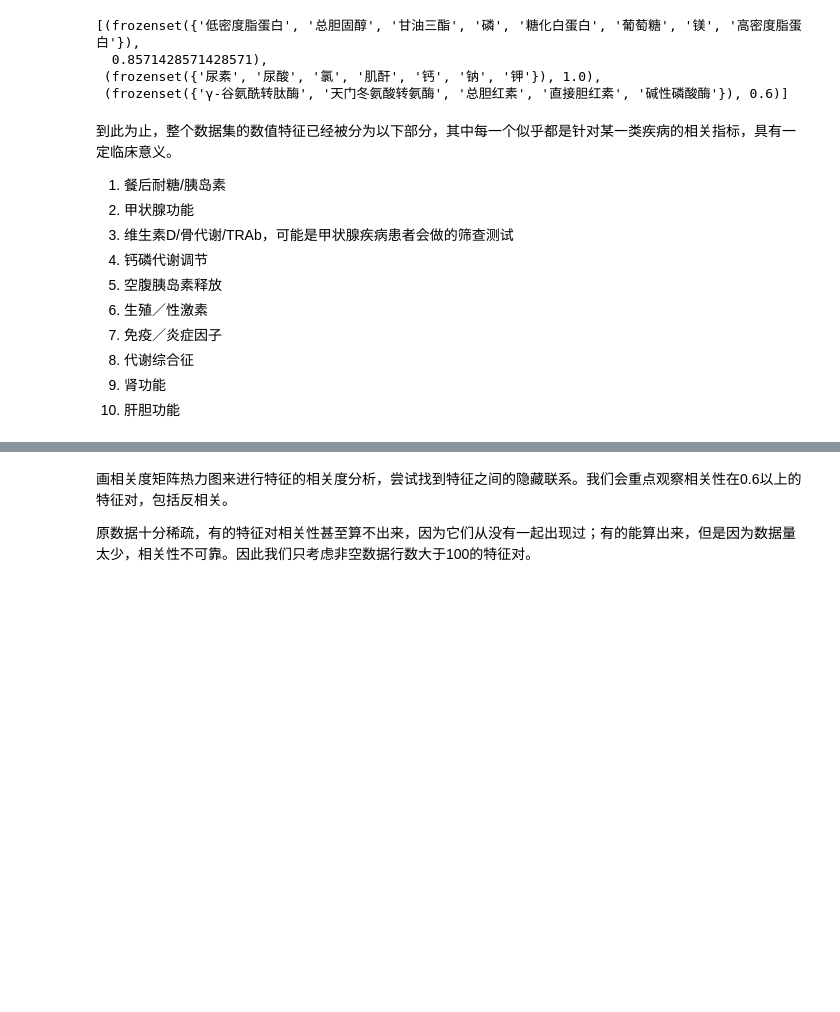
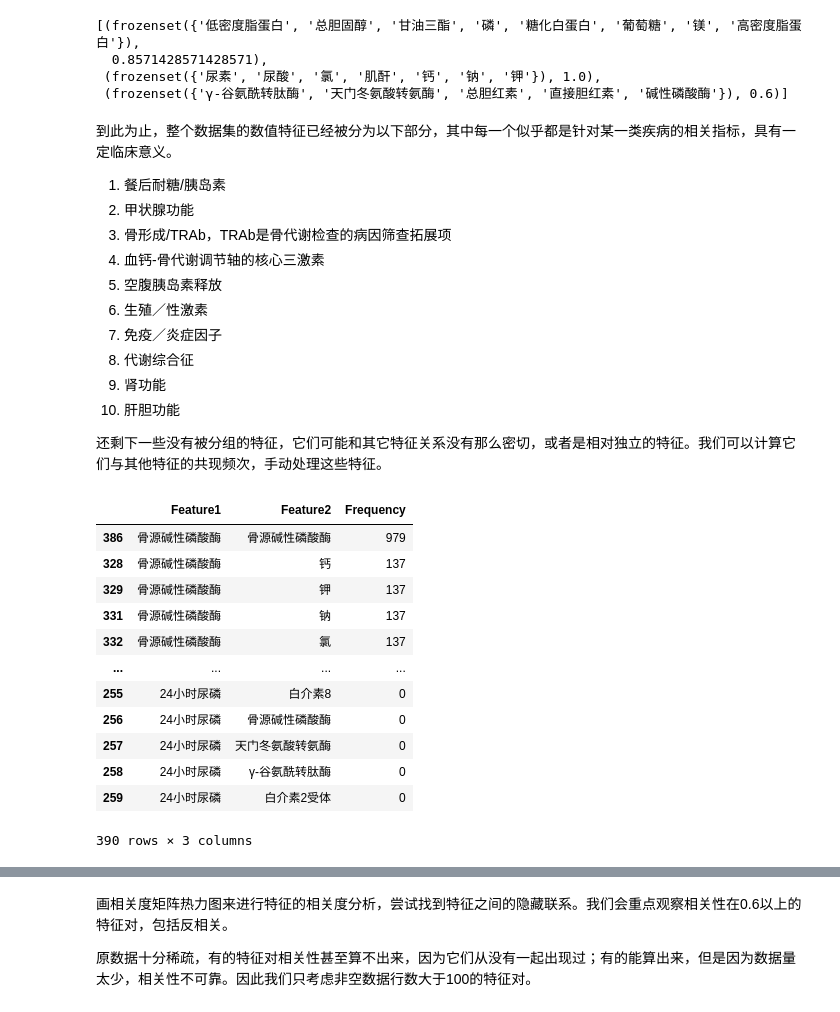
Before and after one commit to Cxy-UwU/Data-Analysis-and-Mining-Workshop, a Jupyter notebook: src/corr.ipynb, the cells around one changed output, grey strips where cells are left out. Cells and saved outputs as stored; diff of their text form; code cells hidden in the pictures; blank space fills up the shorter version.

```diff
--- a/src/corr.ipynb
+++ b/src/corr.ipynb
@@ -206,25 +207,68 @@ community_densities
 
 1. 餐后耐糖/胰岛素
 2. 甲状腺功能
-3. 维生素D/骨代谢/TRAb，可能是甲状腺疾病患者会做的筛查测试
-4. 钙磷代谢调节
+3. 骨形成/TRAb，TRAb是骨代谢检查的病因筛查拓展项
+4. 血钙-骨代谢调节轴的核心三激素
 5. 空腹胰岛素释放
 6. 生殖／性激素
 7. 免疫／炎症因子
 8. 代谢综合征
 9. 肾功能
 10. 肝胆功能
+
+还剩下一些没有被分组的特征，它们可能和其它特征关系没有那么密切，或者是相对独立的特征。我们可以计算它们与其他特征的共现频次，手动处理这些特征。
 # %%
 groups = [['C肽（餐后2小时）', '胰岛素（餐后2小时）', '葡萄糖(餐后2小时)'],
           ['促甲状腺素', '反三碘甲状腺原氨酸', '总三碘甲状腺原氨酸', '总四碘甲状腺原氨酸', '游离三碘甲状腺原氨酸',
            '游离甲状腺素', '甲状腺球蛋白', '甲状腺过氧化物酶抗体'],
-          ['25-羟基维生素D', 'β-胶原特殊序列', '促甲状腺素受体抗体', '总I型胶原氨基端延长肽', '骨钙素(N-MID)'],
-          ['甲状旁腺激素', '降钙素'],
+          ['β-胶原特殊序列', '促甲状腺素受体抗体', '总I型胶原氨基端延长肽', '骨钙素(N-MID)'],
+          ['25-羟基维生素D', '甲状旁腺激素', '降钙素'],
           ['C肽', '胰岛素'],
           ['促卵泡成熟素', '促黄体生成素', '叶酸', '孕酮', '泌乳素', '睾酮', '硫酸去氢表雄酮', '雌二醇'],
           ['干扰素γ', '白介素10', '白介素17A', '白介素1β', '白介素2', '白介素2受体', '白介素4', '白介素5', '白介素6',
            '白介素8', '肿瘤坏死因子α'],
           ['低密度脂蛋白', '总胆固醇', '甘油三酯', '磷', '糖化白蛋白', '葡萄糖', '镁', '高密度脂蛋白'],
           ['尿素', '尿酸', '氯', '肌酐', '钙', '钠', '钾'],
           ['γ-谷氨酰转肽酶', '天门冬氨酸转氨酶', '总胆红素', '直接胆红素', '碱性磷酸酶']]
+
+all_features = set(value_data.columns)
+
+grouped_features = set(feature for group in groups for feature in group)
+
+# 找出未涉及的特征
+ungrouped_features = all_features - grouped_features
+
+# 计算每个 ungrouped_feature 与其他特征的共同出现频次
+ungrouped_feature_co_occurrence = {}
+
+for feature in ungrouped_features:
+    co_occurrence_counts = value_data.notnull().astype(int).T.dot(value_data[feature].notnull().astype(int))
+    co_occurrence_counts = co_occurrence_counts.sort_values(ascending=False)
+    ungrouped_feature_co_occurrence[feature] = co_occurrence_counts
+
+ungrouped_feature_co_occurrence_df = pd.DataFrame.from_dict(
+    {feature: counts for feature, counts in ungrouped_feature_co_occurrence.items()},
+    orient='index'
+).fillna(0)
+
+ungrouped_feature_co_occurrence_df = ungrouped_feature_co_occurrence_df.stack().reset_index()
+ungrouped_feature_co_occurrence_df.columns = ['Feature1', 'Feature2', 'Frequency']
+ungrouped_feature_co_occurrence_df = ungrouped_feature_co_occurrence_df.sort_values(by=['Feature1', 'Frequency'],
+                                                                                    ascending=False)
+
+ungrouped_feature_co_occurrence_df
+# %% [output]
+|  | Feature1 | Feature2 | Frequency |
+| 386 | 骨源碱性磷酸酶 | 骨源碱性磷酸酶 | 979 |
+| 328 | 骨源碱性磷酸酶 | 钙 | 137 |
+| 329 | 骨源碱性磷酸酶 | 钾 | 137 |
+| 331 | 骨源碱性磷酸酶 | 钠 | 137 |
+| 332 | 骨源碱性磷酸酶 | 氯 | 137 |
+| ... | ... | ... | ... |
+| 255 | 24小时尿磷 | 白介素8 | 0 |
+| 256 | 24小时尿磷 | 骨源碱性磷酸酶 | 0 |
+| 257 | 24小时尿磷 | 天门冬氨酸转氨酶 | 0 |
+| 258 | 24小时尿磷 | γ-谷氨酰转肽酶 | 0 |
+| 259 | 24小时尿磷 | 白介素2受体 | 0 |
+390 rows × 3 columns
 # %% [markdown]
```
Also changed, not shown: parts of 4 cells of this notebook.
